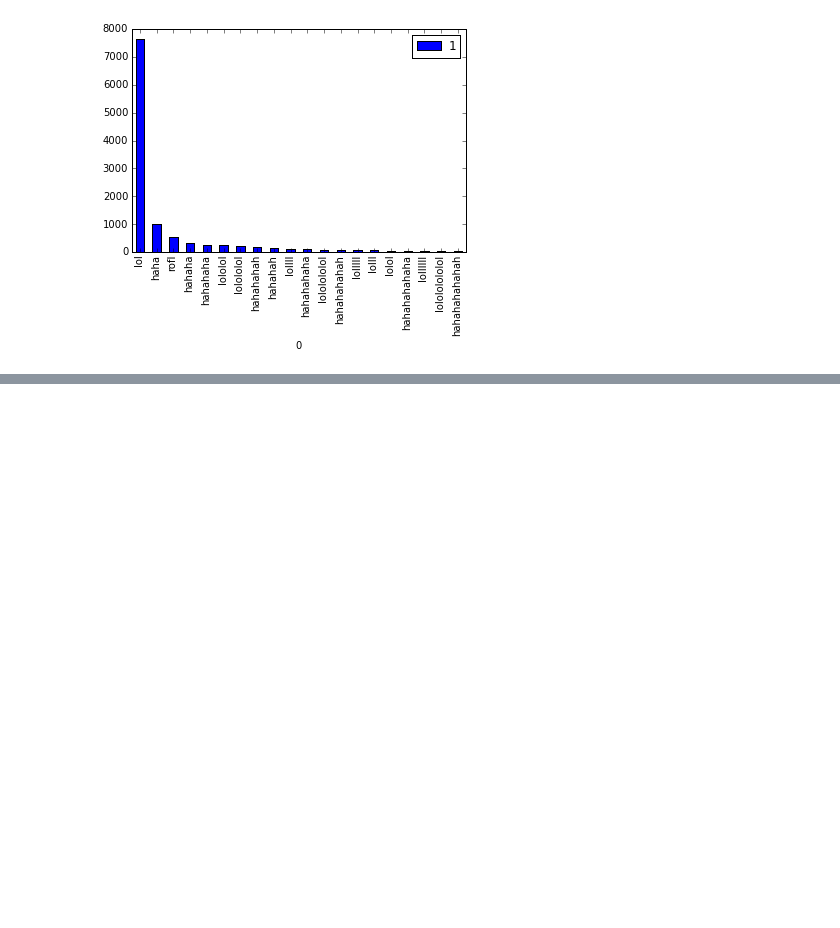
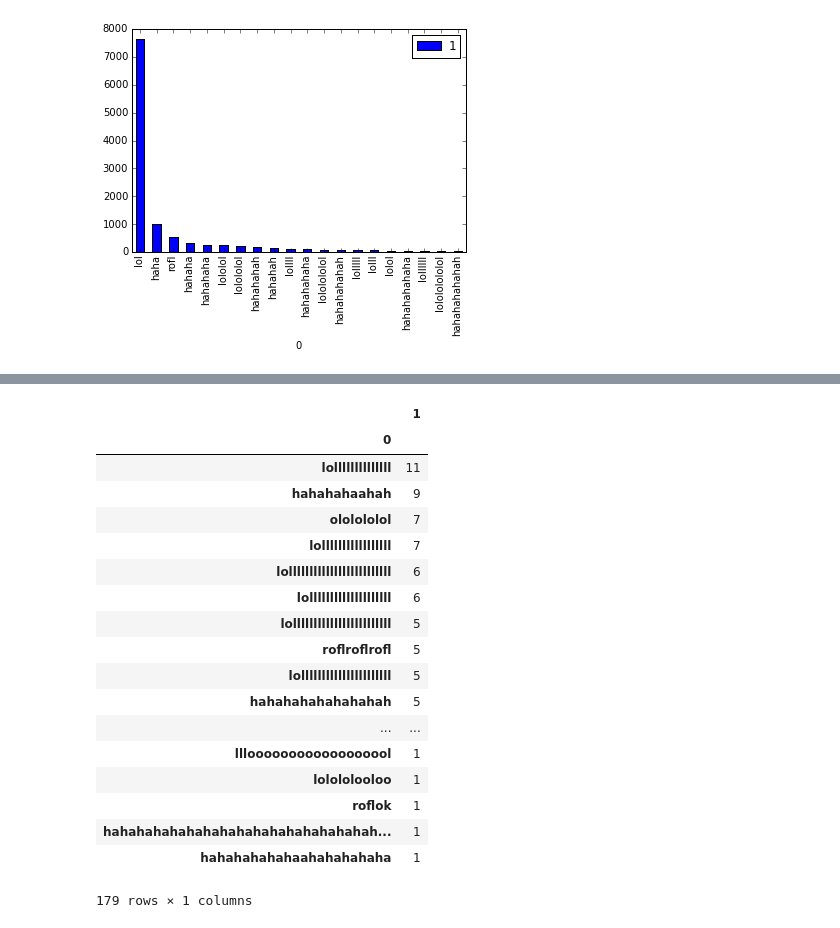
Before and after one commit to VitamintK/Facebook-Message-Analysis, a Jupyter notebook: fbma.ipynb, the cells around one changed output, grey strips where cells are left out. Cells and saved outputs as stored; diff of their text form; code cells hidden in the pictures; blank space fills up the shorter version.

```diff
--- a/fbma.ipynb
+++ b/fbma.ipynb
@@ -166,0 +212,22 @@ kwords['lmao'],
+# %%
+only_me_laugh
+# %% [output]
+|  | 1 |
+| 0 |  |
+| lollllllllllllll | 11 |
+| hahahahaahah | 9 |
+| ololololol | 7 |
+| lolllllllllllllllll | 7 |
+| lolllllllllllllllllllllllll | 6 |
+| lollllllllllllllllllll | 6 |
+| lollllllllllllllllllllllll | 5 |
+| roflroflrofl | 5 |
+| lollllllllllllllllllllll | 5 |
+| hahahahahahahahah | 5 |
+| ... | ... |
+| llloooooooooooooooool | 1 |
+| lolololooloo | 1 |
+| roflok | 1 |
+| hahahahahahahahahahahahahahahahah... | 1 |
+| hahahahahahaahahahahaha | 1 |
+179 rows × 1 columns
```
Also changed, not shown: parts of 27 cells of this notebook.
